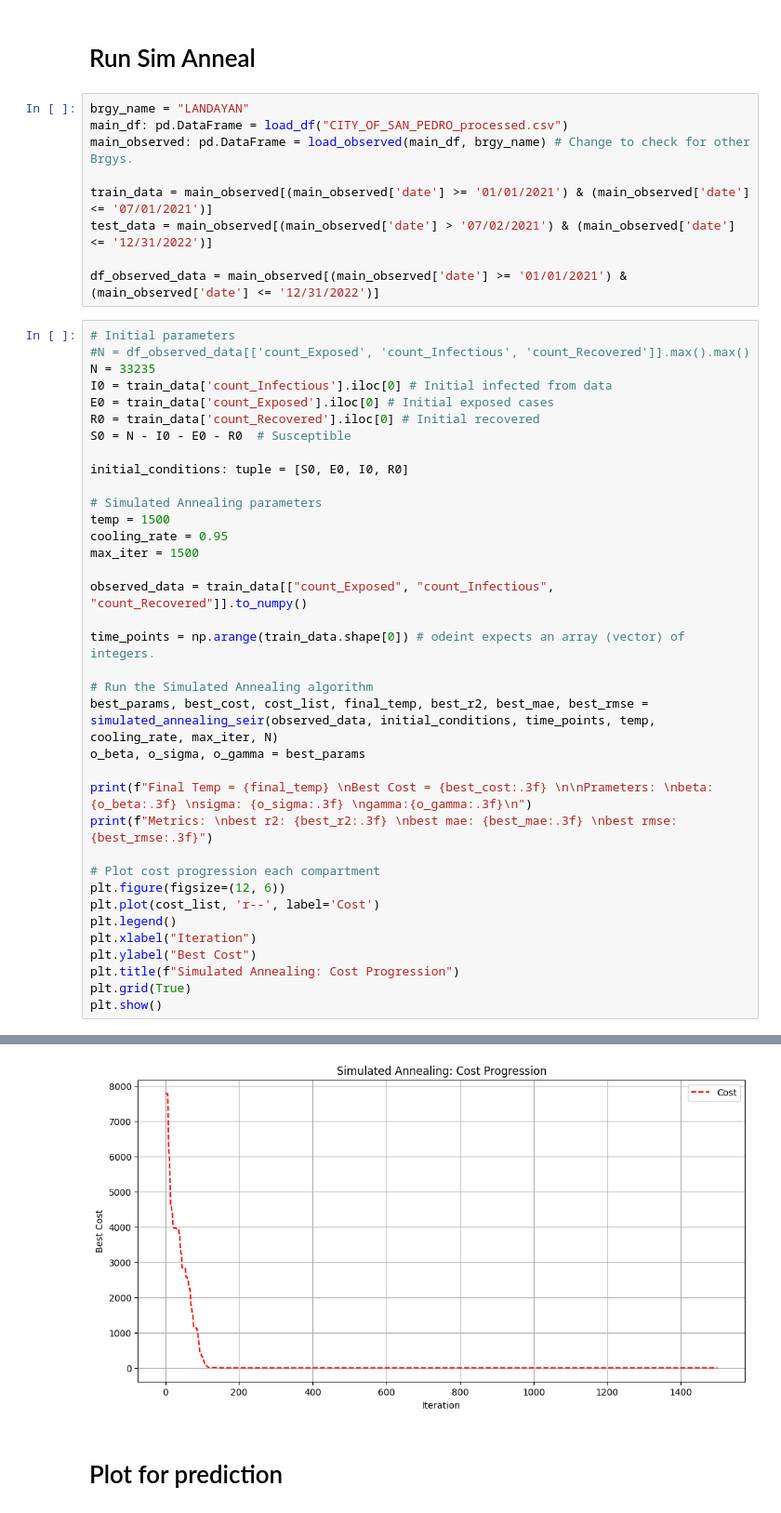
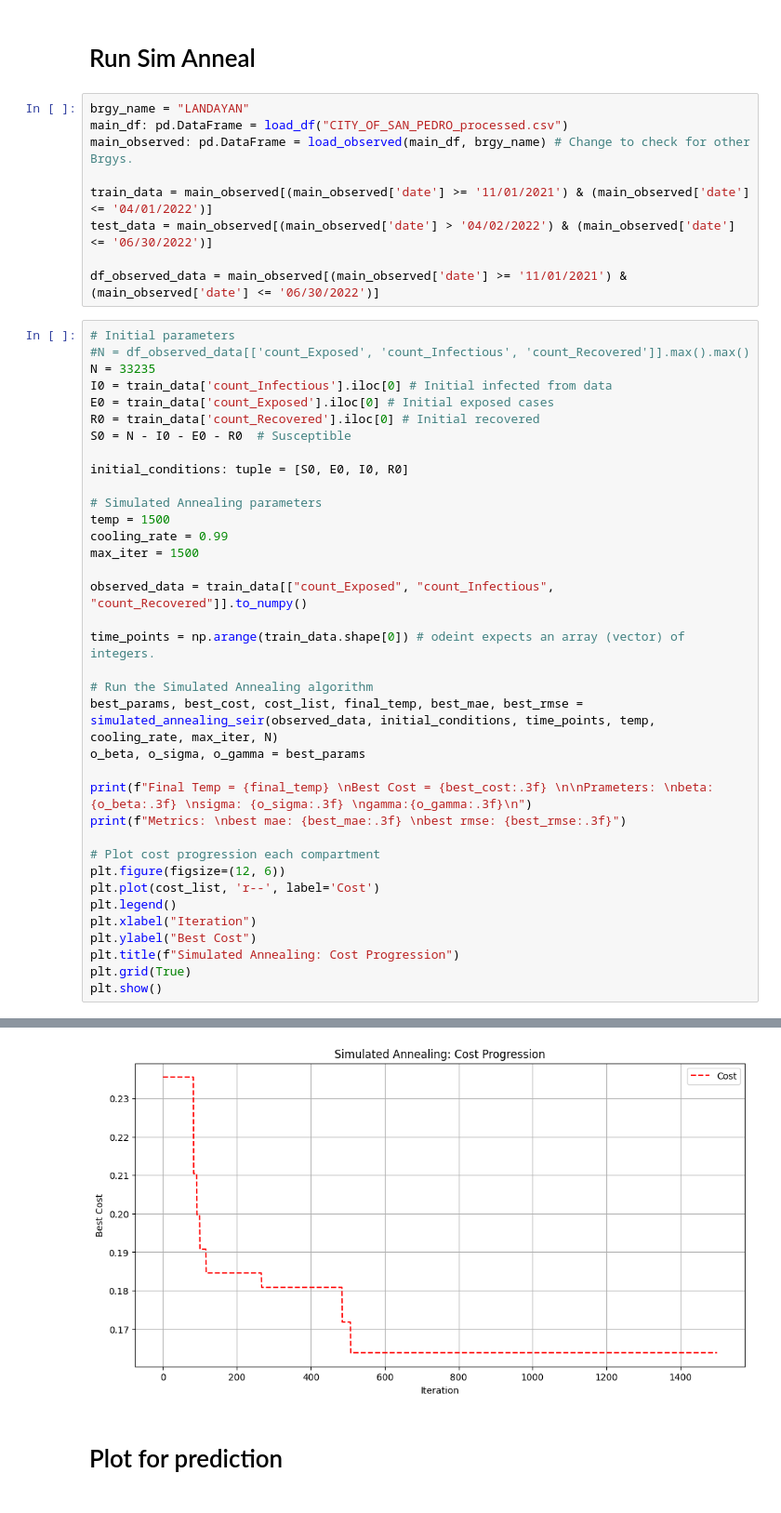
Before and after one commit to j-r-myG/SEIR_Modelling, a Jupyter notebook: sim_anneal_v2.ipynb, the cells around one changed output, grey strips where cells are left out. Shown at 93% size. Cells and saved outputs as stored; diff of their text form.

```diff
--- a/sim_anneal_v2.ipynb
+++ b/sim_anneal_v2.ipynb
@@ -186,10 +206,10 @@ brgy_name = "LANDAYAN"
 main_df: pd.DataFrame = load_df("CITY_OF_SAN_PEDRO_processed.csv")
 main_observed: pd.DataFrame = load_observed(main_df, brgy_name) # Change to check for other Brgys.
 
-train_data = main_observed[(main_observed['date'] >= '01/01/2021') & (main_observed['date'] <= '07/01/2021')]
-test_data = main_observed[(main_observed['date'] > '07/02/2021') & (main_observed['date'] <= '12/31/2022')]
+train_data = main_observed[(main_observed['date'] >= '11/01/2021') & (main_observed['date'] <= '04/01/2022')]
+test_data = main_observed[(main_observed['date'] > '04/02/2022') & (main_observed['date'] <= '06/30/2022')]
 
-df_observed_data = main_observed[(main_observed['date'] >= '01/01/2021') & (main_observed['date'] <= '12/31/2022')]
+df_observed_data = main_observed[(main_observed['date'] >= '11/01/2021') & (main_observed['date'] <= '06/30/2022')]
 # %%
 # Initial parameters
 #N = df_observed_data[['count_Exposed', 'count_Infectious', 'count_Recovered']].max().max()
@@ -203,7 +223,7 @@ initial_conditions: tuple = [S0, E0, I0, R0]
 
 # Simulated Annealing parameters
 temp = 1500
-cooling_rate = 0.95
+cooling_rate = 0.99
 max_iter = 1500
 
 observed_data = train_data[["count_Exposed", "count_Infectious", "count_Recovered"]].to_numpy()
@@ -211,11 +231,11 @@ observed_data = train_data[["count_Exposed", "count_Infectious", "count_Recovere
 time_points = np.arange(train_data.shape[0]) # odeint expects an array (vector) of integers.
 
 # Run the Simulated Annealing algorithm
-best_params, best_cost, cost_list, final_temp, best_r2, best_mae, best_rmse = simulated_annealing_seir(observed_data, initial_conditions, time_points, temp, cooling_rate, max_iter, N)
+best_params, best_cost, cost_list, final_temp, best_mae, best_rmse = simulated_annealing_seir(observed_data, initial_conditions, time_points, temp, cooling_rate, max_iter, N)
 o_beta, o_sigma, o_gamma = best_params
 
 print(f"Final Temp = {final_temp} \nBest Cost = {best_cost:.3f} \n\nPrameters: \nbeta: {o_beta:.3f} \nsigma: {o_sigma:.3f} \ngamma:{o_gamma:.3f}\n")
-print(f"Metrics: \nbest r2: {best_r2:.3f} \nbest mae: {best_mae:.3f} \nbest rmse: {best_rmse:.3f}")
+print(f"Metrics: \nbest mae: {best_mae:.3f} \nbest rmse: {best_rmse:.3f}")
 
 # Plot cost progression each compartment
 plt.figure(figsize=(12, 6))
@@ -242,4 +261,4 @@ best rmse: 10.291
-[figure, old version]
+[figure, new version]
 # %% [markdown]
 # Plot for prediction
 # %%
```
Also changed, not shown: parts of 3 cells of this notebook, 3 other files.
